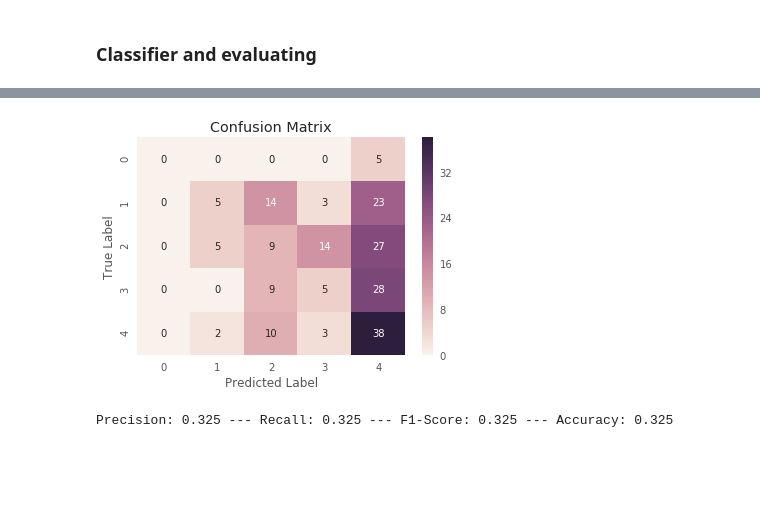
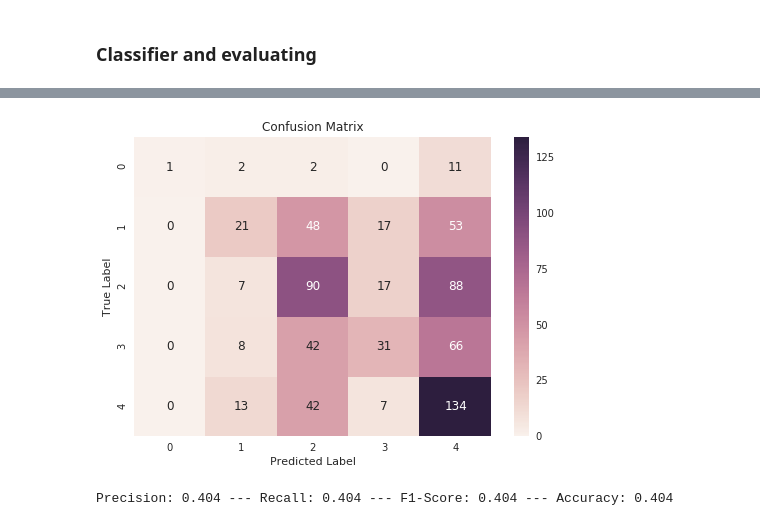
Before and after one commit to juew72/pet-adoptionspeed, a Jupyter notebook: NLP.ipynb, the cells around one changed output, grey strips where cells are left out. Cells and saved outputs as stored; diff of their text form; code cells hidden in the pictures; blank space fills up the shorter version.

```diff
--- a/NLP.ipynb
+++ b/NLP.ipynb
@@ -332,16 +271,16 @@ Xdf_tfidf.head(10)
 # Build Machine Learning Classifiers with Random Forest model and GridSearchCV
 # Need to calculate the length and punctuation percentage of each description
 # 1st: calculate length of message without counting space in
-train1000['length'] = train1000['Description'].apply(lambda length: len(length) - length.count(" "))
+train7000['length'] = train7000['Description'].apply(lambda length: len(length) - length.count(" "))
 
 #2nd: function of puncutuation number to apply on every description
 def punct_percentage(description):
     count = sum([1 for symbol in description if symbol in string.punctuation]) # string.punctuation defined above
     return 100 * round(count/(len(description) - description.count(" ")), 3)
 
-train1000['punctuation-percentage'] = train1000['Description'].apply(lambda des: punct_percentage(des))
+train7000['punctuation-percentage'] = train7000['Description'].apply(lambda des: punct_percentage(des))
 
-train1000.head()
+train7000.head()
 # %% [output]
 A value is trying to be set on a copy of a slice from a DataFrame.
 Try using .loc[row_indexer,col_indexer] = value instead
@@ -408,9 +349,9 @@ The mean_test_score for n_estimators =300  and max_depth = 0 gives the best resu
 ### Classifier and evaluating
 # %%
 # Split the dataset
-X=train1000[['Description', 'length', 'punctuation-percentage']]
-y=train1000['AdoptionSpeed']
+X=train7000[['Description', 'length', 'punctuation-percentage']]
+y=train7000['AdoptionSpeed']
 
-X_train1000, X_test1000, y_train1000, y_test1000 = train_test_split(X,y, test_size=0.2, random_state=42)
-X_train1000.shape, X_test1000.shape, y_train1000.shape, y_test1000.shape
+X_train7000, X_test7000, y_train7000, y_test7000 = train_test_split(X,y, test_size=0.1, random_state=42)
+X_train7000.shape, X_test7000.shape, y_train7000.shape, y_test7000.shape
 # %% [output]
@@ -418,23 +359,23 @@ X_train1000.shape, X_test1000.shape, y_train1000.shape, y_test1000.shape
 # %%
 # Evaluation of model: on tfidf
 # Variables define
-tfidf_vectorizer1000 = tfidfV(analyzer=cleandata) # defined before
-tfidf_fit1000 = tfidf_vectorizer1000.fit(X_train1000['Description'])
+tfidf_vectorizer7000 = tfidfV(analyzer=cleandata) # defined before
+tfidf_fit7000 = tfidf_vectorizer7000.fit(X_train7000['Description'])
 
-tfidf_train1000 = tfidf_fit1000.transform(X_train1000['Description'])
-tfidf_test1000 = tfidf_fit1000.transform(X_test1000['Description'])
+tfidf_train7000 = tfidf_fit7000.transform(X_train7000['Description'])
+tfidf_test7000 = tfidf_fit7000.transform(X_test7000['Description'])
 
-X_vectorizer_train1000 = pd.concat([X_train1000[['length', 'punctuation-percentage']].reset_index(drop=True),
-           pd.DataFrame(tfidf_train1000.toarray())], axis=1)
-X_vectorizer_test1000 = pd.concat([X_test1000[['length', 'punctuation-percentage']].reset_index(drop=True),
-           pd.DataFrame(tfidf_test1000.toarray())], axis=1)
+X_vectorizer_train7000 = pd.concat([X_train7000[['length', 'punctuation-percentage']].reset_index(drop=True),
+           pd.DataFrame(tfidf_train7000.toarray())], axis=1)
+X_vectorizer_test7000 = pd.concat([X_test7000[['length', 'punctuation-percentage']].reset_index(drop=True),
+           pd.DataFrame(tfidf_test7000.toarray())], axis=1)
 
 # Build model
 rf = RandomForestClassifier(n_estimators=300, max_depth=None, n_jobs=-1)
-rf_model = rf.fit(X_vectorizer_train1000, y_train1000)
-y_prediction1 = rf_model.predict(X_vectorizer_test1000)
+rf_model = rf.fit(X_vectorizer_train7000, y_train7000)
+y_prediction1 = rf_model.predict(X_vectorizer_test7000)
 
-precision, recall, fscore, train_support = f_score(y_test1000, y_prediction1, pos_label='spam', average='micro')
+precision, recall, fscore, train_support = f_score(y_test7000, y_prediction1, pos_label='spam', average='micro')
 print('Precision: {} --- Recall: {} --- F1-Score: {} --- Accuracy: {}'.format(
-    round(precision, 3), round(recall, 3), round(fscore,3), round(accuracy(y_test1000,y_prediction1), 3)))
+    round(precision, 2), round(recall, 2), round(fscore,2), round(accuracy(y_test7000,y_prediction1), 2)))
 # %% [output]
@@ -442,36 +395,36 @@ Precision: 0.285 --- Recall: 0.285 --- F1-Score: 0.285 --- Accuracy: 0.285
 # %%
 # Making the Confusion Matrix: tfidf
-matrix = confusion_matrix(y_test1000, y_prediction1)
+matrix = confusion_matrix(y_test7000, y_prediction1)
 class_label = ['0','1','2','3','4']
 matrix_df = pd.DataFrame(matrix, index=class_label,columns=class_label)
 sns.heatmap(matrix_df, annot=True, fmt='d')
 plt.title("Confusion Matrix")
 plt.xlabel("Predicted Label")
 plt.ylabel("True Label")
 plt.show()
 # %% [output]
-[figure, old version]
+[figure, new version]
 # %%
 # Evaluation of model: on CountVectorizer
 # Variables define
-cv1000 = CountVectorizer(ngram_range=(2,2),analyzer=cleandata) # defined before
-cv_fit1000 = cv1000.fit(X_train1000['Description'])
+cv7000 = CountVectorizer(ngram_range=(2,2),analyzer=cleandata) # defined before
+cv_fit7000 = cv7000.fit(X_train7000['Description'])
 
-cv_train1000 = cv_fit1000.transform(X_train1000['Description'])
-cv_test1000 = cv_fit1000.transform(X_test1000['Description'])
+cv_train7000 = cv_fit7000.transform(X_train7000['Description'])
+cv_test7000 = cv_fit7000.transform(X_test7000['Description'])
 
-X_cv_train1000 = pd.concat([X_train1000[['length', 'punctuation-percentage']].reset_index(drop=True),
-           pd.DataFrame(cv_train1000.toarray())], axis=1)
-X_cv_test1000 = pd.concat([X_test1000[['length', 'punctuation-percentage']].reset_index(drop=True),
-           pd.DataFrame(cv_test1000.toarray())], axis=1)
+X_cv_train7000 = pd.concat([X_train7000[['length', 'punctuation-percentage']].reset_index(drop=True),
+           pd.DataFrame(cv_train7000.toarray())], axis=1)
+X_cv_test7000 = pd.concat([X_test7000[['length', 'punctuation-percentage']].reset_index(drop=True),
+           pd.DataFrame(cv_test7000.toarray())], axis=1)
 
 # Build model
-rf_cv = RandomForestClassifier(n_estimators=150, max_depth=90, n_jobs=-1)
-rf_model_cv = rf_cv.fit(X_cv_train1000, y_train1000)
-y_prediction_cv = rf_model_cv.predict(X_cv_test1000)
+rf_cv = RandomForestClassifier(n_estimators=300, max_depth=60, n_jobs=-1)
+rf_model_cv = rf_cv.fit(X_cv_train7000, y_train7000)
+y_prediction_cv = rf_model_cv.predict(X_cv_test7000)
 
-precision, recall, fscore, train_support = f_score(y_test1000, y_prediction_cv, pos_label='spam', average='micro')
+precision, recall, fscore, train_support = f_score(y_test7000, y_prediction_cv, pos_label='spam', average='micro')
 print('Precision: {} --- Recall: {} --- F1-Score: {} --- Accuracy: {}'.format(
-    round(precision, 3), round(recall, 3), round(fscore,3), round(accuracy(y_test1000,y_prediction_cv), 3)))
+    round(precision, 3), round(recall, 3), round(fscore,3), round(accuracy(y_test7000,y_prediction_cv), 3)))
 # %% [output]
-Precision: 0.325 --- Recall: 0.325 --- F1-Score: 0.325 --- Accuracy: 0.325
+Precision: 0.404 --- Recall: 0.404 --- F1-Score: 0.404 --- Accuracy: 0.404
```
Also changed, not shown: parts of 31 cells of this notebook, 3 other files.
